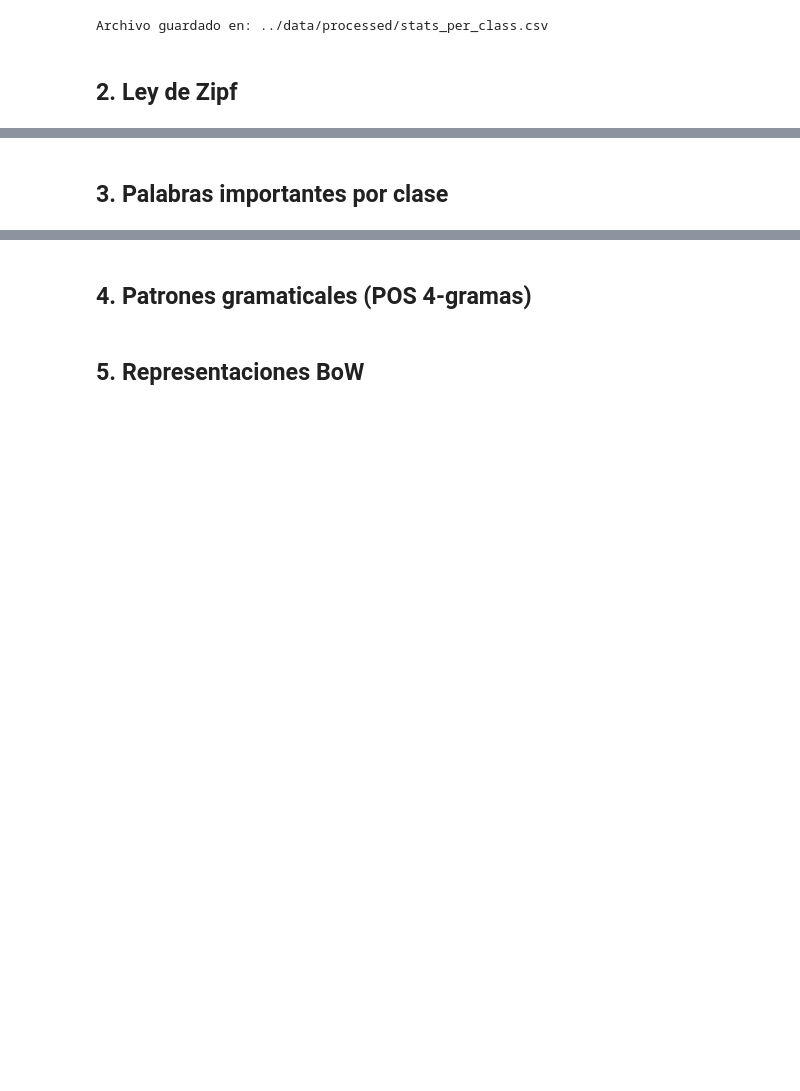
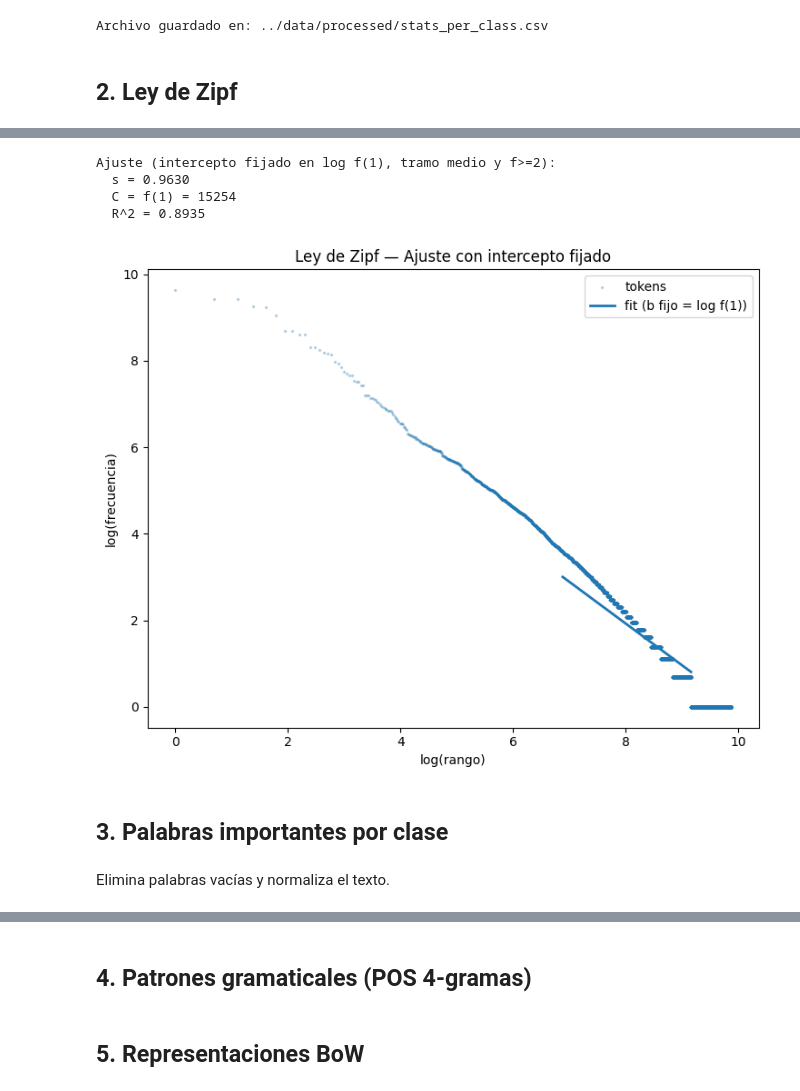
Before and after one commit to DiegoPaniagua23/language-image-processing, a Jupyter notebook: nlp/01_Corpus_Analysis/notebooks/exploratory.ipynb, the cells around one changed output, grey strips where cells are left out. Drawn from its saved outputs; the diff is of its cells as text; code cells hidden in the pictures; blank space fills up the shorter version.

```diff
--- a/nlp/01_Corpus_Analysis/notebooks/exploratory.ipynb
+++ b/nlp/01_Corpus_Analysis/notebooks/exploratory.ipynb
@@ -235,2 +445,55 @@ Archivo guardado en: ../data/processed/stats_per_class.csv
+# %%
+x = freq_df["log_rank"].values
+y = freq_df["log_freq"].values
+
+# Frecuencia de la palabra más común (r=1)
+f1 = float(freq_df.loc[0, "freq"])
+b0 = np.log(f1)             # fijamos log C = log f(1)
+
+# Máscara "robusta": 5–95% de rangos y solo frecuencias >= 2
+r = freq_df["rank"].values
+mask_mid = (r >= np.quantile(r, 0.05)) & (r <= np.quantile(r, 0.95))
+mask_freq = freq_df["freq"].values >= 2
+mask = mask_mid & mask_freq
+
+xm, ym = x[mask], y[mask]
+
+# OLS con intercepto fijo: y = b0 + a x  ->  minimiza ||(y - b0) - a x||
+# Cerrado: a = (x^T (y - b0)) / (x^T x)
+a_fixed = (xm @ (ym - b0)) / (xm @ xm)
+s_fixed = -a_fixed
+
+# R^2 con intercepto fijo
+yhat = b0 + a_fixed * xm
+ss_res = np.sum((ym - yhat)**2)
+ss_tot = np.sum((ym - ym.mean())**2)
+r2_fixed = 1 - ss_res/ss_tot
+
+print("Ajuste (intercepto fijado en log f(1), tramo medio y f>=2):")
+print(f"  s = {s_fixed:.4f}")
+print(f"  C = f(1) = {int(f1)}")
+print(f"  R^2 = {r2_fixed:.4f}")
+
+# Figura comparando: puntos + recta con intercepto fijo
+plt.figure(figsize=(7.5, 6))
+plt.scatter(x, y, s=2, alpha=0.25, rasterized=True, label="tokens")
+x_line = np.linspace(xm.min(), xm.max(), 200)
+y_line = b0 + a_fixed * x_line
+plt.plot(x_line, y_line, linewidth=2, label="fit (b fijo = log f(1))")
+plt.xlabel("log(rango)")
+plt.ylabel("log(frecuencia)")
+plt.title("Ley de Zipf — Ajuste con intercepto fijado")
+plt.legend()
+plt.tight_layout()
+plt.savefig("../reports/figures/zipf_fit_fixed_intercept.png", dpi=200)
+plt.show()
+# %% [output]
+Ajuste (intercepto fijado en log f(1), tramo medio y f>=2):
+  s = 0.9630
+  C = f(1) = 15254
+  R^2 = 0.8935
+[figure, added]
 # %% [markdown]
 ## 3. Palabras importantes por clase
+# %% [markdown]
+Elimina palabras vacı́as y normaliza el texto.
```
Also changed, not shown: parts of 22 cells of this notebook, 5 other files.
